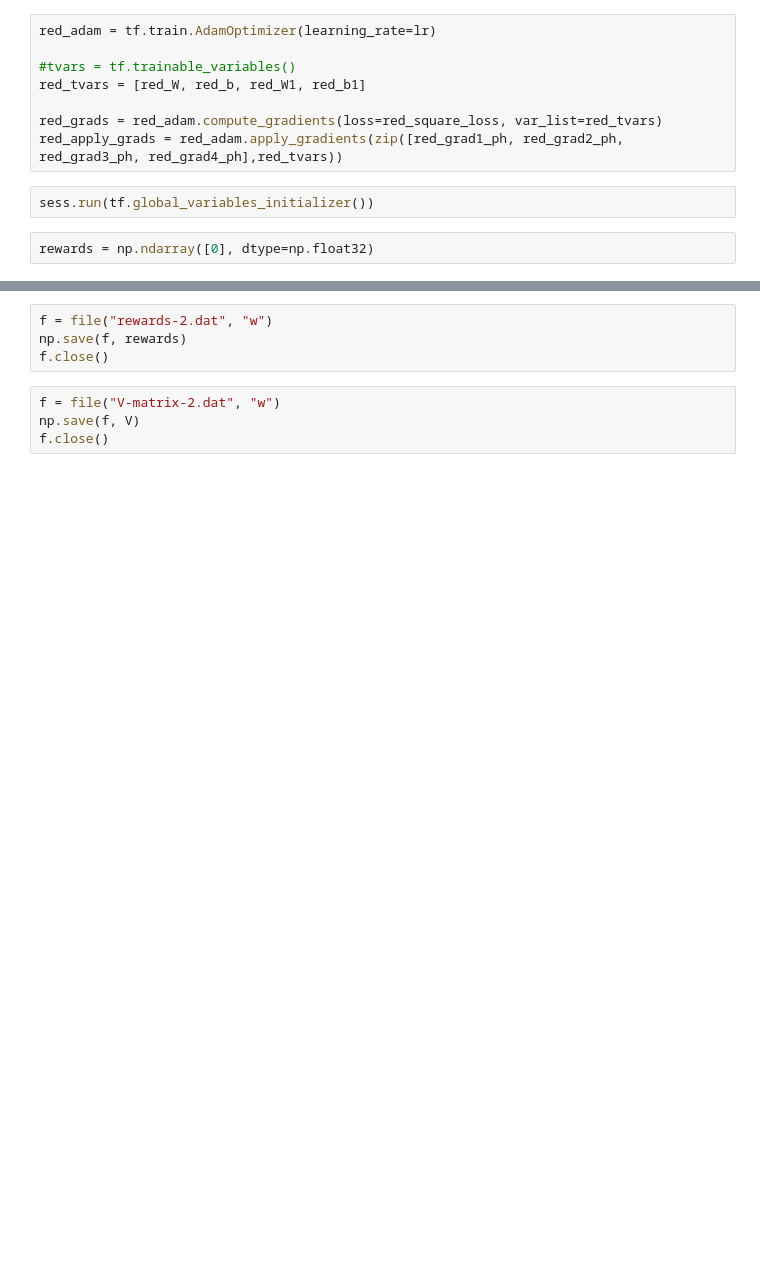
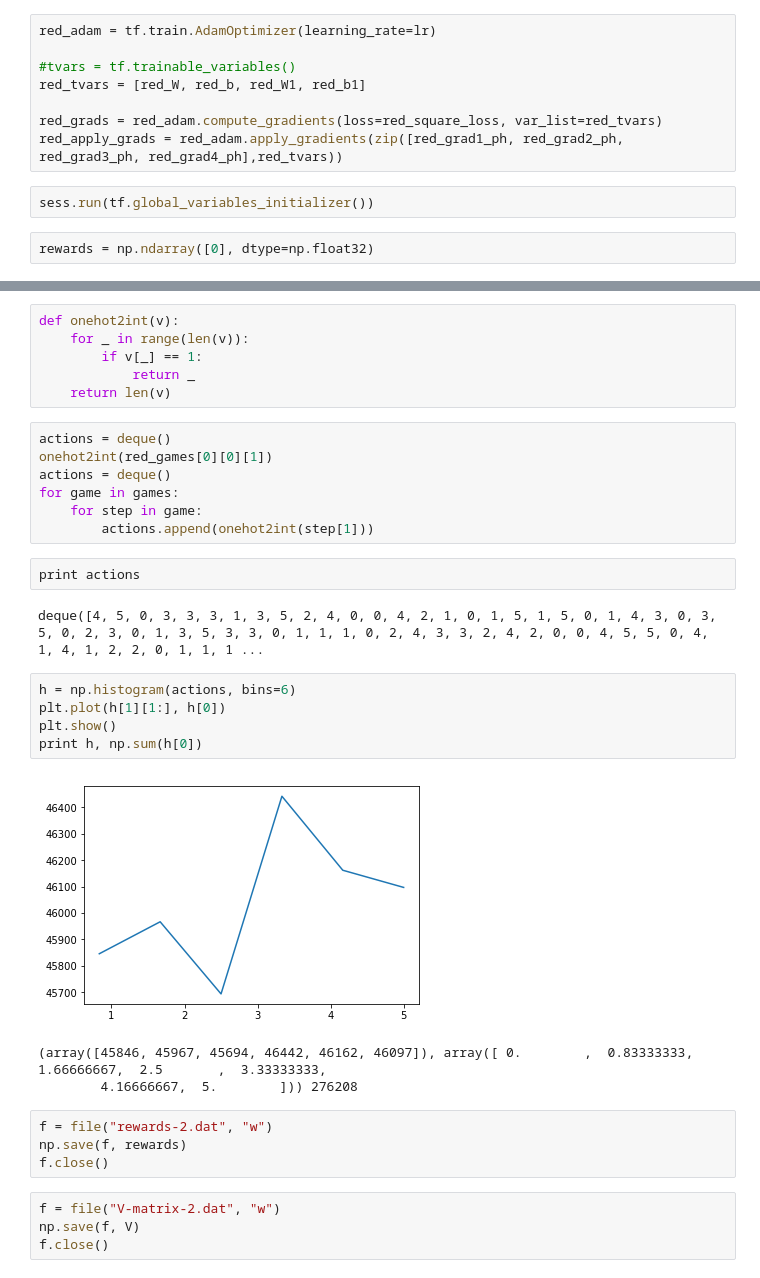
Before and after one commit to mvachovski/ipython-notebooks, a Jupyter notebook: OpenAI-DemonAttack-v3-a7.ipynb, the cells around one changed output, grey strips where cells are left out. Drawn from its saved outputs; the diff is of its cells as text; blank space fills up the shorter version.

```diff
--- a/OpenAI-DemonAttack-v3-a7.ipynb
+++ b/OpenAI-DemonAttack-v3-a7.ipynb
@@ -194,3 +245,29 @@ for i in xrange(num_iterations):
+# %%
+def onehot2int(v):
+    for _ in range(len(v)):
+        if v[_] == 1:
+            return _
+    return len(v)
+# %%
+actions = deque()
+onehot2int(red_games[0][0][1])
+actions = deque()
+for game in games:
+    for step in game:
+        actions.append(onehot2int(step[1]))
+# %%
+print actions
+# %% [output]
+deque([4, 5, 0, 3, 3, 3, 1, 3, 5, 2, 4, 0, 0, 4, 2, 1, 0, 1, 5, 1, 5, 0, 1, 4, 3, 0, 3, 5, 0, 2, 3, 0, 1, 3, 5, 3, 3, 0, 1, 1, 1, 0, 2, 4, 3, 3, 2, 4, 2, 0, 0, 4, 5, 5, 0, 4, 1, 4, 1, 2, 2, 0, 1, 1, 1 ...
+# %%
+h = np.histogram(actions, bins=6)
+plt.plot(h[1][1:], h[0])
+plt.show()
+print h, np.sum(h[0])
+# %% [output]
+[figure, added]
+(array([45846, 45967, 45694, 46442, 46162, 46097]), array([ 0.        ,  0.83333333,  1.66666667,  2.5       ,  3.33333333,
+        4.16666667,  5.        ])) 276208
 # %%
 f = file("rewards-2.dat", "w")
 np.save(f, rewards)
```
Also changed, not shown: parts of 8 cells of this notebook.
